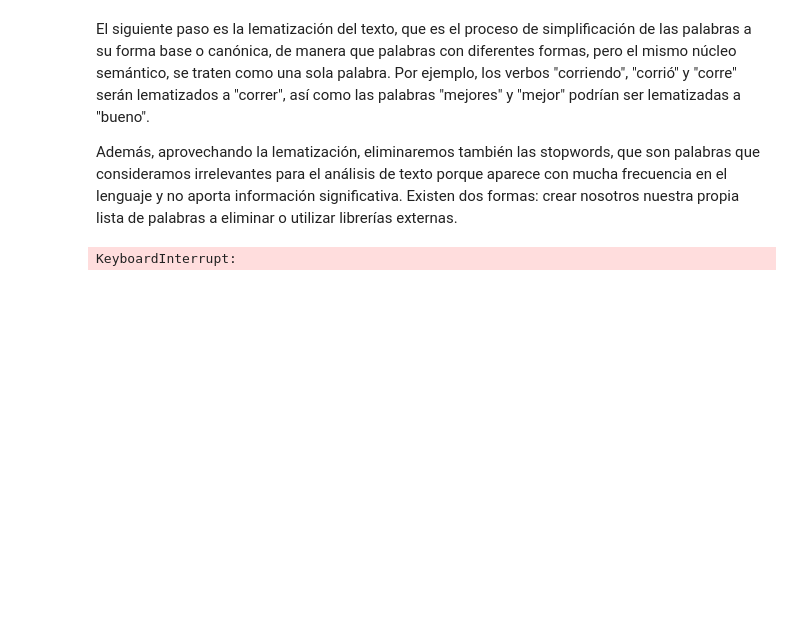
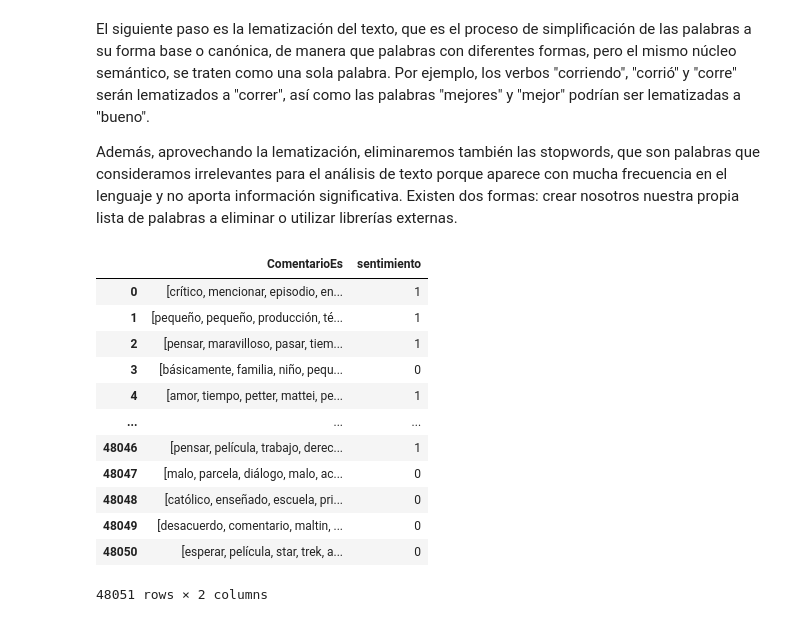
Before and after one commit to Paula3228/Proyecto-Final-Version1, a Jupyter notebook: src/explore.ipynb, the cells around one changed output. Drawn from its saved outputs; the diff is of its cells as text; code cells hidden in the pictures; blank space fills up the shorter version.

```diff
--- a/src/explore.ipynb
+++ b/src/explore.ipynb
@@ -212,19 +212,35 @@ El siguiente paso es la lematización del texto, que es el proceso de simplifica
 Además, aprovechando la lematización, eliminaremos también las stopwords, que son palabras que consideramos irrelevantes para el análisis de texto porque aparece con mucha frecuencia en el lenguaje y no aporta información significativa. Existen dos formas: crear nosotros nuestra propia lista de palabras a eliminar o utilizar librerías externas.
 # %%
 import spacy
+from tqdm import tqdm
+
+# Configurar tqdm para pandas
+tqdm.pandas(desc="Procesando textos")
 
 # Cargar el modelo (después de instalarlo)
 nlp = spacy.load("es_core_news_sm")
 
 def lematizar_texto_es(words):
     if isinstance(words, list):  # Asegurar que 'words' sea una lista
         doc = nlp(" ".join(words))
         tokens = [token.lemma_ for token in doc if not token.is_stop and len(token.text) > 3]
         return tokens
     return []  # Si no es una lista, devolver lista vacía
 
-# Aplicar la función a la columna
-df["ComentarioEs"] = df["ComentarioEs"].apply(lematizar_texto_es)
+# Aplicar la función a la columna con una barra y porcentaje de progreso
+df["ComentarioEs"] = df["ComentarioEs"].progress_apply(lematizar_texto_es)
 df
 # %% [output]
+|  | ComentarioEs | sentimiento |
+| 0 | [crítico, mencionar, episodio, en... | 1 |
+| 1 | [pequeño, pequeño, producción, té... | 1 |
+| 2 | [pensar, maravilloso, pasar, tiem... | 1 |
+| 3 | [básicamente, familia, niño, pequ... | 0 |
+| 4 | [amor, tiempo, petter, mattei, pe... | 1 |
+| ... | ... | ... |
+| 48046 | [pensar, película, trabajo, derec... | 1 |
+| 48047 | [malo, parcela, diálogo, malo, ac... | 0 |
+| 48048 | [católico, enseñado, escuela, pri... | 0 |
+| 48049 | [desacuerdo, comentario, maltin, ... | 0 |
+| 48050 | [esperar, película, star, trek, a... | 0 |
-KeyboardInterrupt:
+48051 rows × 2 columns
```
Also changed, not shown: parts of 1 cell of this notebook.
